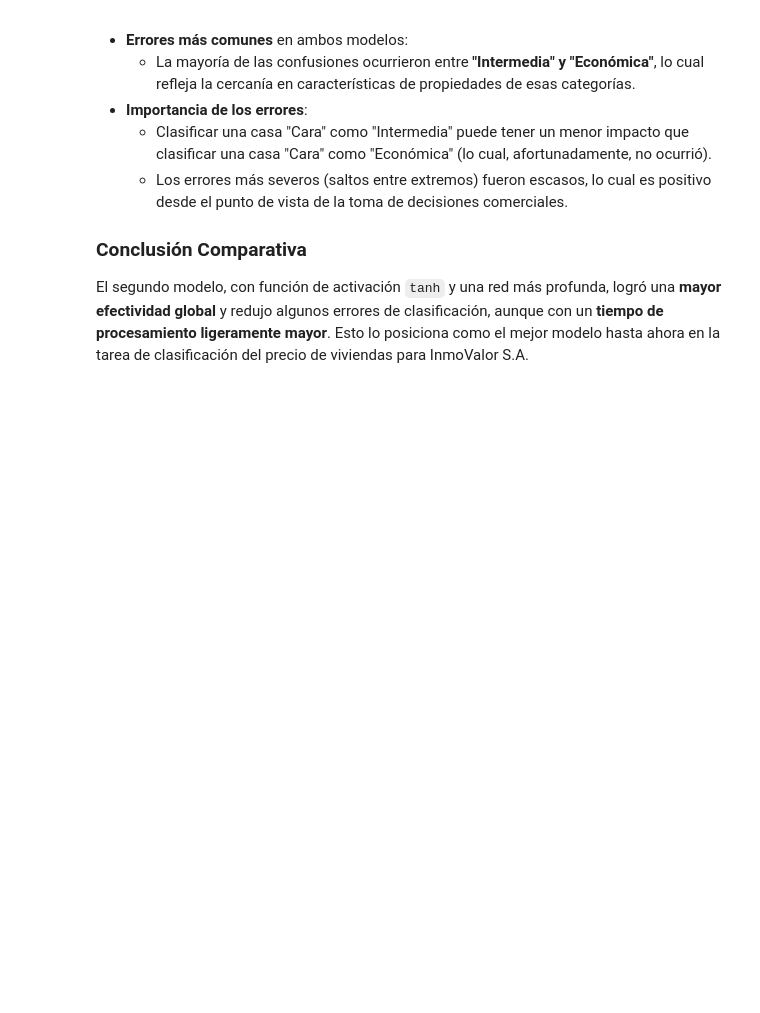
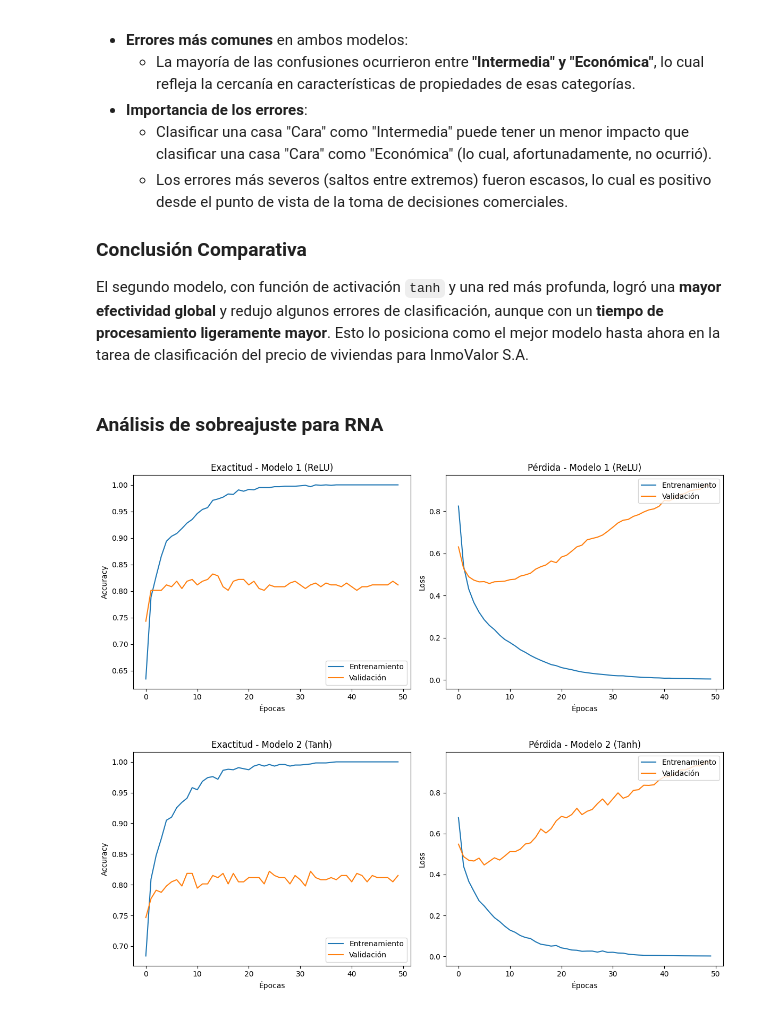
Before and after one commit to Diegoval-Dev/DM-HDT9, a Jupyter notebook: RNA.ipynb, the cells around one changed output. Drawn from its saved outputs; the diff is of its cells as text; code cells hidden in the pictures; blank space fills up the shorter version.

Commit message:
feat: add detailed analysis for overfitting for classification models

```diff
--- a/RNA.ipynb
+++ b/RNA.ipynb
@@ -235,3 +236,43 @@ Tras entrenar y evaluar dos arquitecturas de redes neuronales para la clasificac
 
 ### Conclusión Comparativa
 El segundo modelo, con función de activación `tanh` y una red más profunda, logró una **mayor efectividad global** y redujo algunos errores de clasificación, aunque con un **tiempo de procesamiento ligeramente mayor**. Esto lo posiciona como el mejor modelo hasta ahora en la tarea de clasificación del precio de viviendas para InmoValor S.A.
+# %% [markdown]
+### Análisis de sobreajuste para RNA
+# %%
+import matplotlib.pyplot as plt
+
+def plot_learning_curves(history, model_name):
+    acc = history.history['accuracy']
+    val_acc = history.history['val_accuracy']
+    loss = history.history['loss']
+    val_loss = history.history['val_loss']
+    epochs_range = range(len(acc))
+
+    plt.figure(figsize=(12, 5))
+
+    # Accuracy plot
+    plt.subplot(1, 2, 1)
+    plt.plot(epochs_range, acc, label='Entrenamiento')
+    plt.plot(epochs_range, val_acc, label='Validación')
+    plt.legend(loc='lower right')
+    plt.title(f'Exactitud - {model_name}')
+    plt.xlabel('Épocas')
+    plt.ylabel('Accuracy')
+
+    # Loss plot
+    plt.subplot(1, 2, 2)
+    plt.plot(epochs_range, loss, label='Entrenamiento')
+    plt.plot(epochs_range, val_loss, label='Validación')
+    plt.legend(loc='upper right')
+    plt.title(f'Pérdida - {model_name}')
+    plt.xlabel('Épocas')
+    plt.ylabel('Loss')
+
+    plt.tight_layout()
+    plt.show()
+
+plot_learning_curves(history_1, "Modelo 1 (ReLU)")
+plot_learning_curves(history_2, "Modelo 2 (Tanh)")
+# %% [output]
+[figure, added]
+[figure, added]
```
Also changed, not shown: parts of 5 cells of this notebook.
